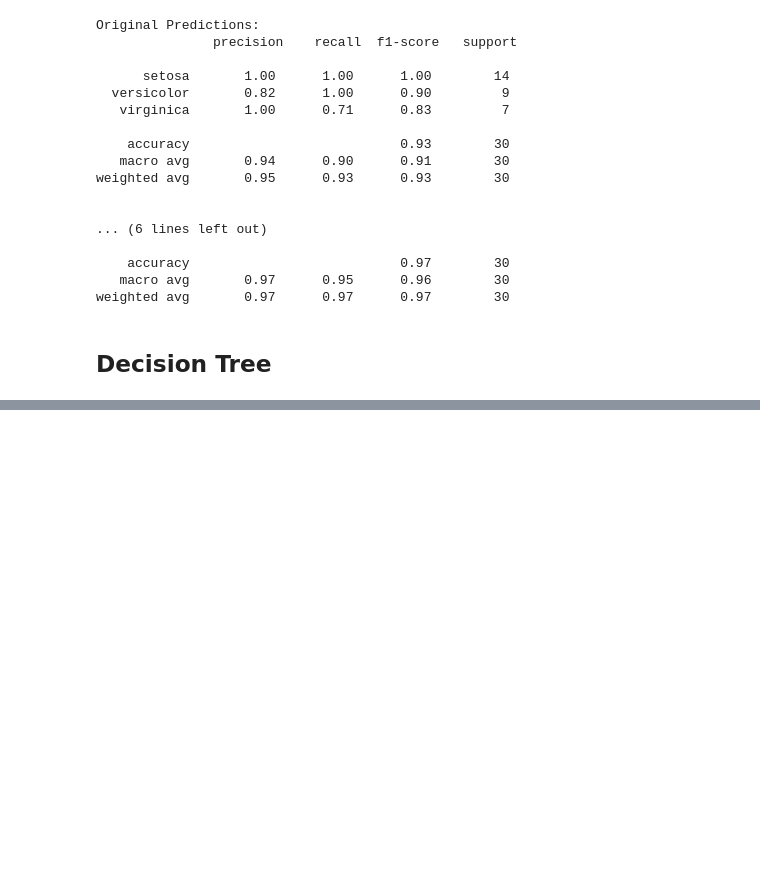
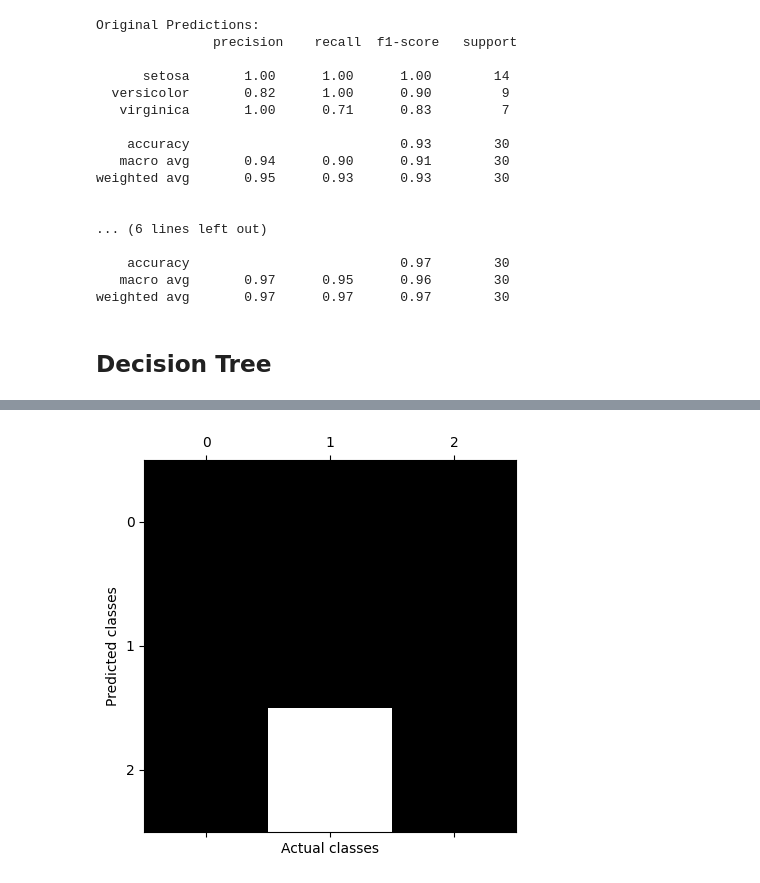
Before and after one commit to EdwinVivek/ML-hands-on-notebooks, a Jupyter notebook: iris-prediction.ipynb, the cells around one changed output, grey strips where cells are left out. Drawn from its saved outputs; the diff is of its cells as text; code cells hidden in the pictures; blank space fills up the shorter version.

```diff
--- a/iris-prediction.ipynb
+++ b/iris-prediction.ipynb
@@ -663,0 +756,11 @@ print (gridcv.best_score_, gridcv.best_params_)
+# %%
+row_sums = conf_mx.sum(axis=1, keepdims=True)
+norm_conf_mx = conf_mx / row_sums
+np.fill_diagonal(norm_conf_mx, 0)
+plt.matshow(norm_conf_mx, cmap=plt.cm.gray)
+plt.xlabel('Actual classes'); plt.ylabel('Predicted classes')
+plt.show()
+
+#(white) some of class 2 is predicted as class 1 here
+# %% [output]
+[figure, added]
```
Also changed, not shown: parts of 17 cells of this notebook, 3 other files.
